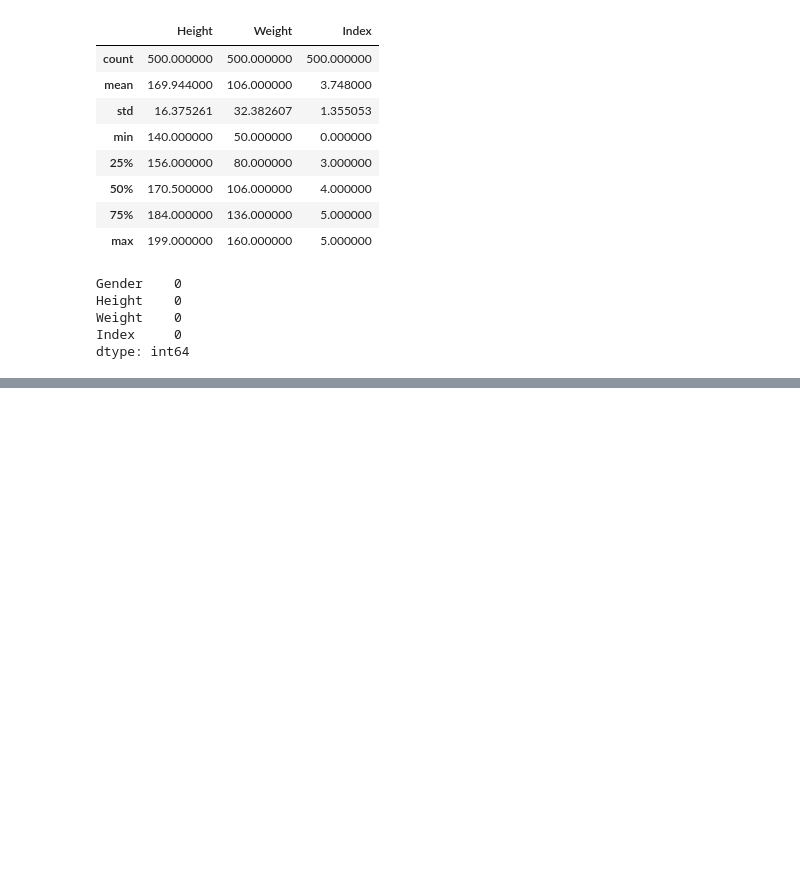
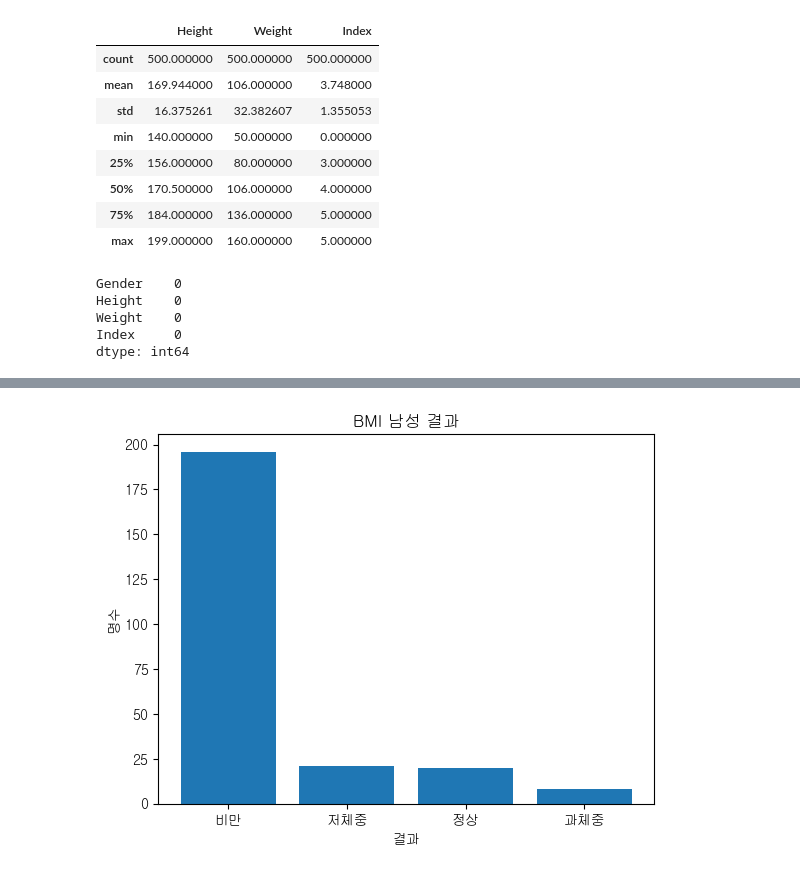
Before and after one commit to kitae104/Pandas_Data_Analytics, a Jupyter notebook: 07_데이터분석/01_BMI_데이터_분석/01_BMI_분석_예측.ipynb, the cells around one changed output, grey strips where cells are left out. Drawn from its saved outputs; the diff is of its cells as text; code cells hidden in the pictures; blank space fills up the shorter version.

```diff
--- a/07_데이터분석/01_BMI_데이터_분석/01_BMI_분석_예측.ipynb
+++ b/07_데이터분석/01_BMI_데이터_분석/01_BMI_분석_예측.ipynb
@@ -44,0 +169,8 @@ corr = data.corr()
+# %%
+plt.bar(value_count.index, value_count.values)
+plt.title("BMI 남성 결과")
+plt.xlabel("결과")
+plt.ylabel("명수")
+plt.show()
+# %% [output]
+[figure, added]
```
Also changed, not shown: parts of 18 cells of this notebook.
